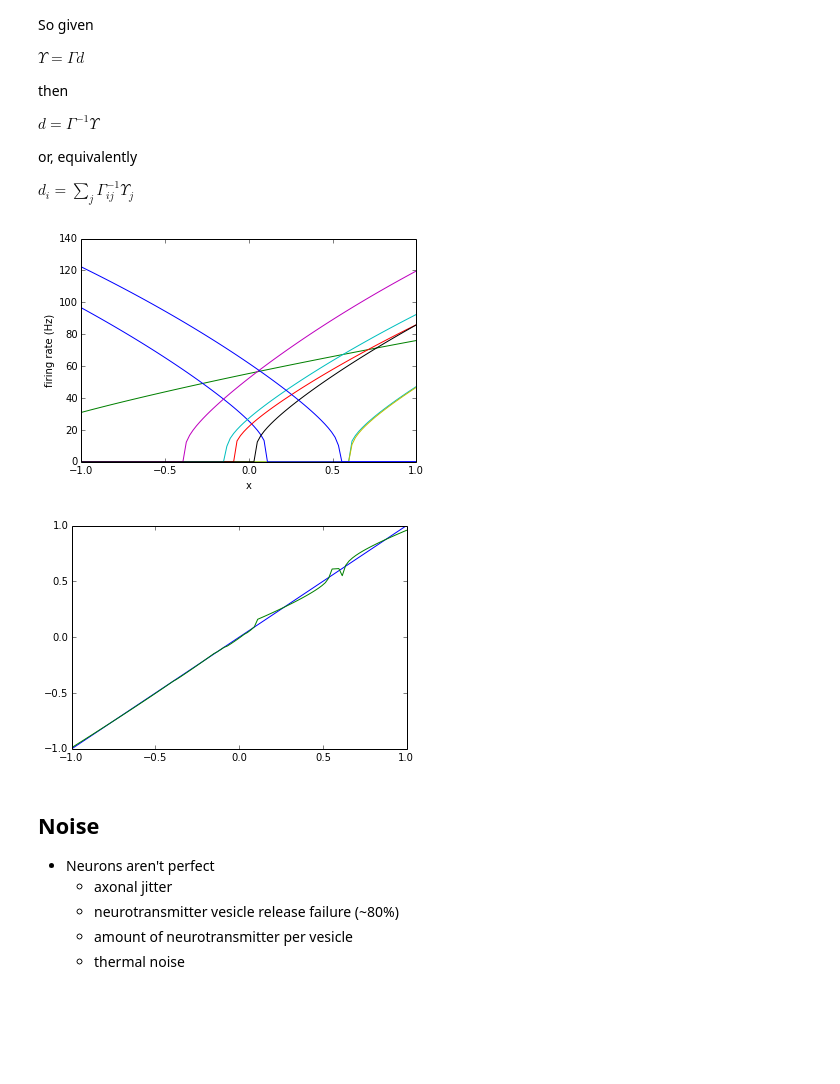
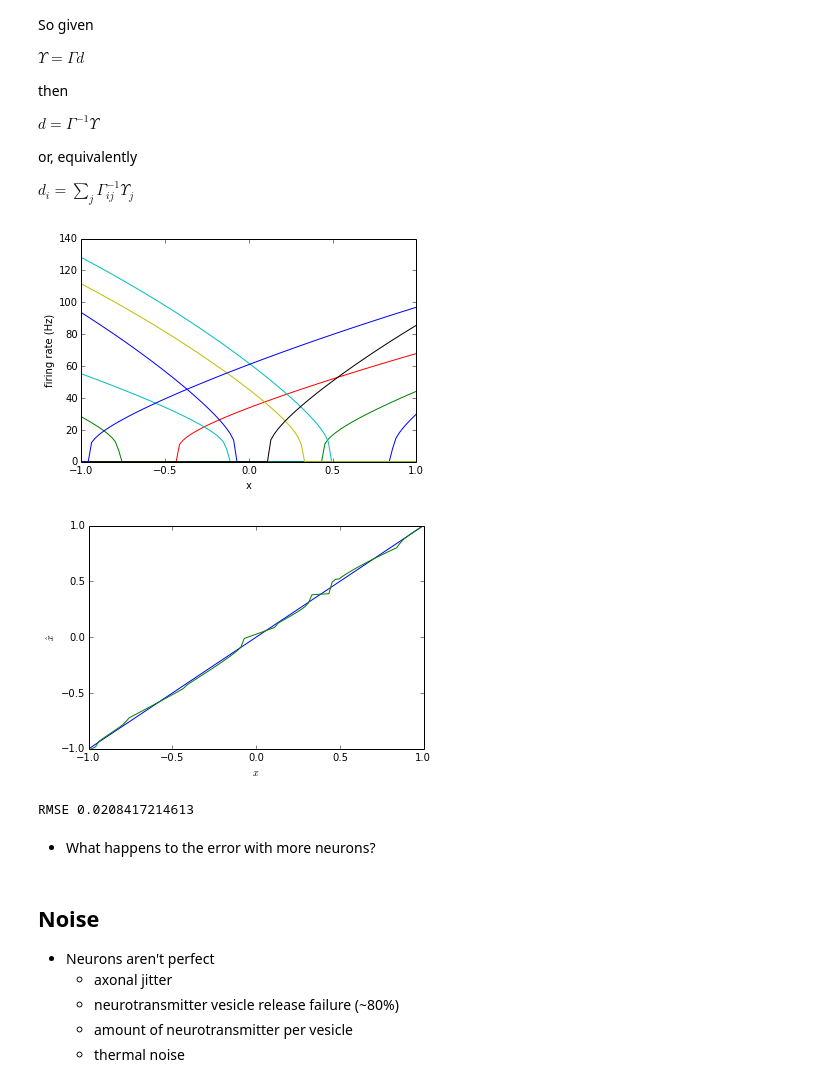
Before and after one commit to tcstewar/syde556, a Jupyter notebook: SYDE 556 Lecture 2 Representation.ipynb, the cells around one changed output. Drawn from its saved outputs; the diff is of its cells as text; code cells hidden in the pictures; blank space fills up the shorter version.

```diff
--- a/SYDE 556 Lecture 2 Representation.ipynb
+++ b/SYDE 556 Lecture 2 Representation.ipynb
@@ -351,33 +351,39 @@ $ d_i = \sum_j \Gamma^{-1}_{ij} \Upsilon_j $
 # %%
 import numpy
 import syde556
 
 N = 15
 x = numpy.linspace(-1, 1, 100)
 encoders = numpy.random.choice([-1, 1], N)
 alpha = numpy.random.uniform(0.5,2, N)
 bias = numpy.random.uniform(-2, 2, N)
 
 A = syde556.activity(x, encoders, alpha, bias)
 
 d = syde556.decoders(A, x)
 xhat = numpy.dot(A, d)
 
 figure()
 plot(x, A)
 xlabel('x')
 ylabel('firing rate (Hz)')
 
 figure()
 plot(x, x)
 plot(x, xhat)
+xlabel('$x$')
+ylabel('$\hat{x}$')
 ylim(-1, 1)
 xlim(-1, 1)
 
 show()
+print 'RMSE', np.sqrt(np.average((x-xhat)**2))
 # %% [output]
-[figure, old version]
+[figure, new version]
-[figure, old version]
+[figure, new version]
+RMSE 0.0208417214613
+# %% [markdown]
+- What happens to the error with more neurons?
 # %% [markdown]
 ## Noise
 
```
Also changed, not shown: parts of 9 cells of this notebook, 1 other file.
